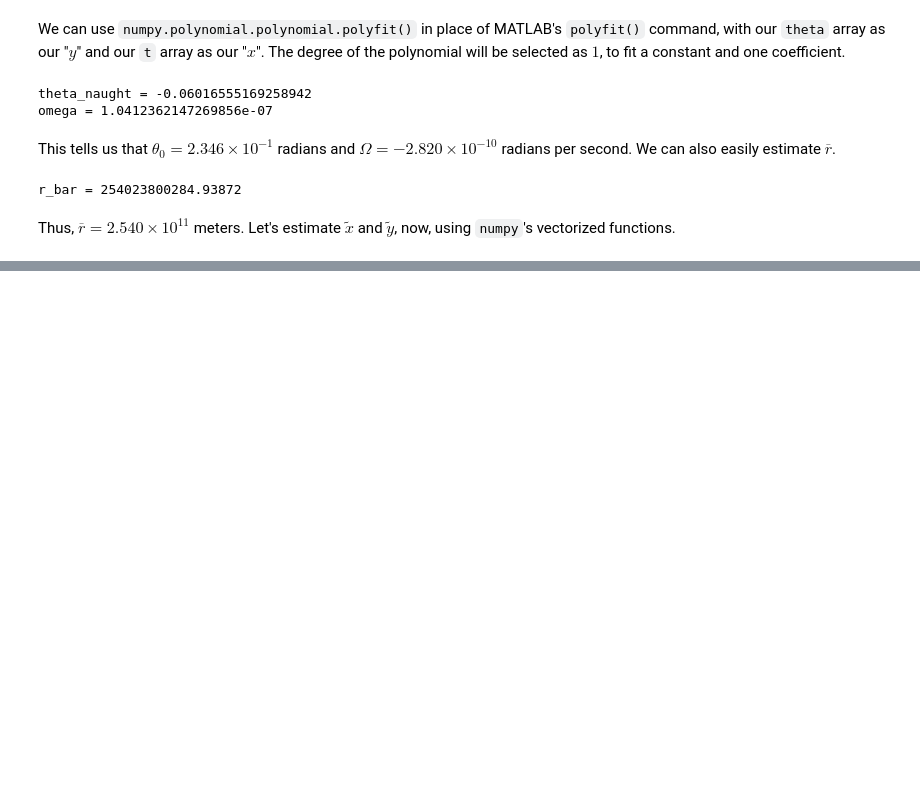
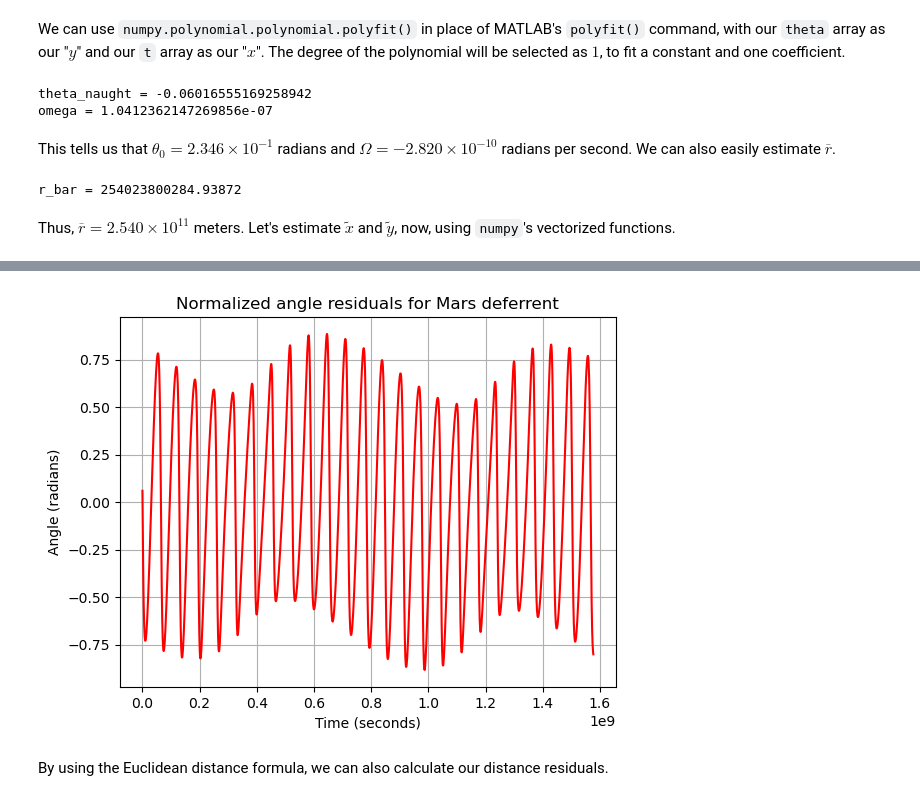
Before and after one commit to lemondoroshow/geoscienceModeling, a Jupyter notebook: celestialMechanics/copernican_revolution.ipynb, the cells around one changed output, grey strips where cells are left out. Cells and saved outputs as stored; diff of their text form; code cells hidden in the pictures; blank space fills up the shorter version.

```diff
--- a/celestialMechanics/copernican_revolution.ipynb
+++ b/celestialMechanics/copernican_revolution.ipynb
@@ -144,0 +110,12 @@ $$ \tilde{y} = \overline{r}\cdot[\sin(\Omega t+\theta_0)+a\sin(\omega t+\theta_1
+# %%
+# Plot angle residuals
+fig, ax = plt.subplots()
+ax.plot(t, np.subtract(theta, proj_theta), color = "red")
+ax.set_title("Normalized angle residuals for Mars deferrent")
+ax.set_xlabel("Time (seconds)")
+ax.set_ylabel("Angle (radians)")
+ax.grid()
+# %% [output]
+[figure, added]
+# %% [markdown]
+By using the Euclidean distance formula, we can also calculate our distance residuals.
```
Also changed, not shown: parts of 33 cells of this notebook.
